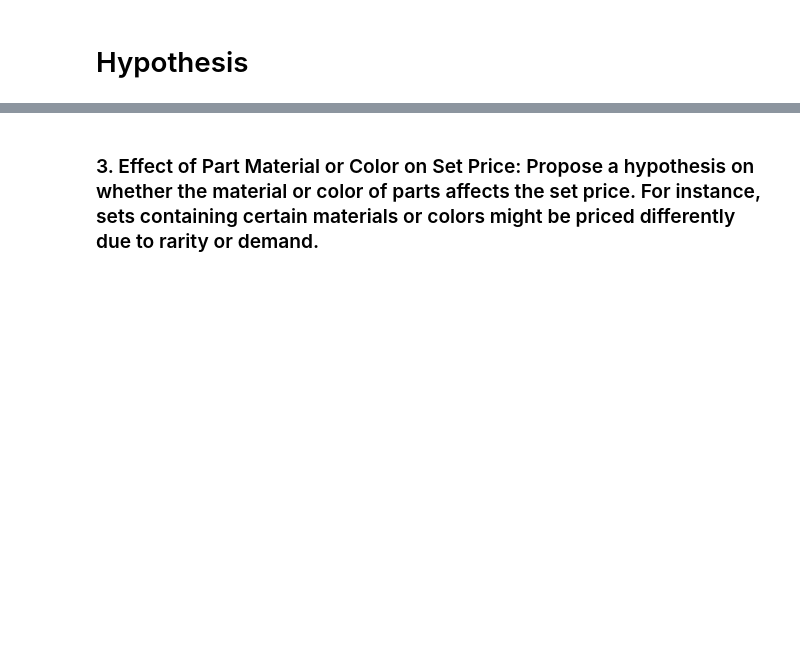
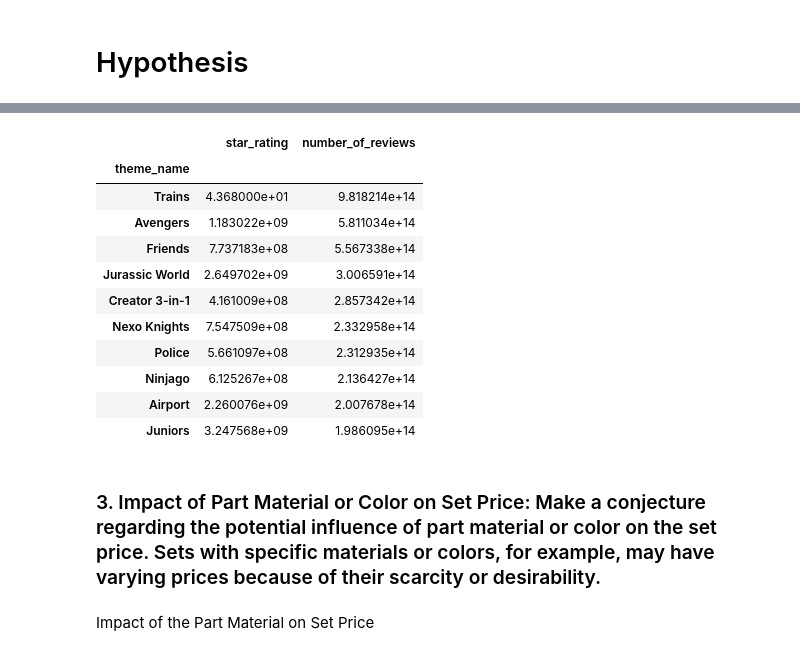
Before and after one commit to AlexOrtiz5/Project-1, a Jupyter notebook: Lego_Sets.ipynb, the cells around one changed output, grey strips where cells are left out. Drawn from its saved outputs; the diff is of its cells as text; code cells hidden in the pictures; blank space fills up the shorter version.

```diff
--- a/Lego_Sets.ipynb
+++ b/Lego_Sets.ipynb
@@ -61,2 +75,27 @@ Clean_Lego_df
+# %%
+# Group by the Theme and the mean of the Star Rating
+Theme_rating = Clean_Lego_df.groupby('theme_name')['star_rating'].mean().round(2)
+# Group by the Theme and sum of the Number of reviews
+Theme_reviews = Clean_Lego_df.groupby('theme_name')['number_of_reviews'].sum().round(2)
+# Merge the Rating and Reviews
+Theme_merged = pd.merge(Theme_rating, Theme_reviews, on='theme_name', how='inner')
+# Sort the values
+Theme_sorted = Theme_merged.sort_values(by='number_of_reviews', ascending=False).head(10)
+Theme_sorted
+# %% [output]
+|  | star_rating | number_of_reviews |
+| theme_name |  |  |
+| Trains | 4.368000e+01 | 9.818214e+14 |
+| Avengers | 1.183022e+09 | 5.811034e+14 |
+| Friends | 7.737183e+08 | 5.567338e+14 |
+| Jurassic World | 2.649702e+09 | 3.006591e+14 |
+| Creator 3-in-1 | 4.161009e+08 | 2.857342e+14 |
+| Nexo Knights | 7.547509e+08 | 2.332958e+14 |
+| Police | 5.661097e+08 | 2.312935e+14 |
+| Ninjago | 6.125267e+08 | 2.136427e+14 |
+| Airport | 2.260076e+09 | 2.007678e+14 |
+| Juniors | 3.247568e+09 | 1.986095e+14 |
 # %% [markdown]
-### 3. Effect of Part Material or Color on Set Price: Propose a hypothesis on whether the material or color of parts affects the set price. For instance, sets containing certain materials or colors might be priced differently due to rarity or demand.
+### 3. Impact of Part Material or Color on Set Price: Make a conjecture regarding the potential influence of part material or color on the set price. Sets with specific materials or colors, for example, may have varying prices because of their scarcity or desirability.
+# %% [markdown]
+Impact of the Part Material on Set Price
```
Also changed, not shown: parts of 12 cells of this notebook, 1 other file.
